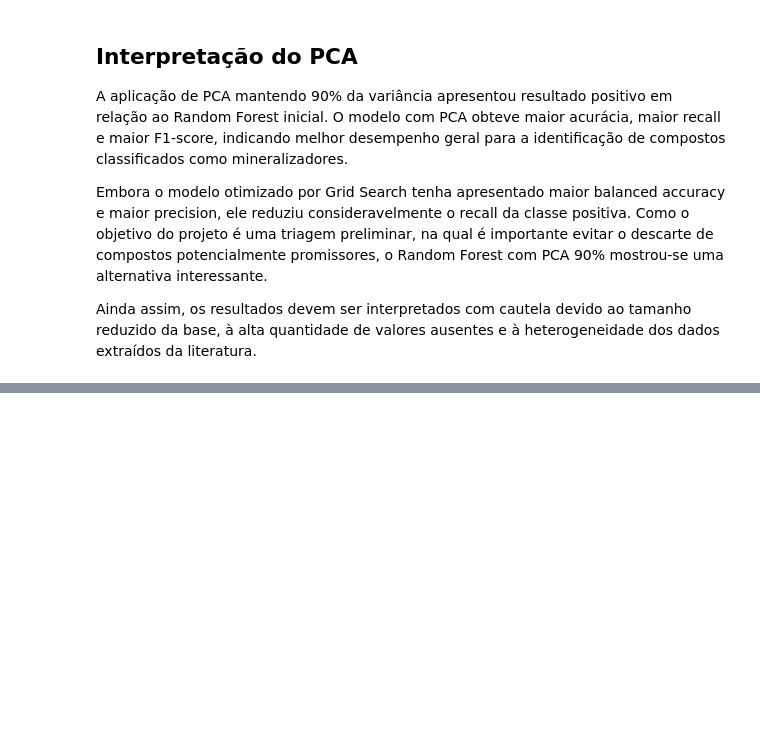
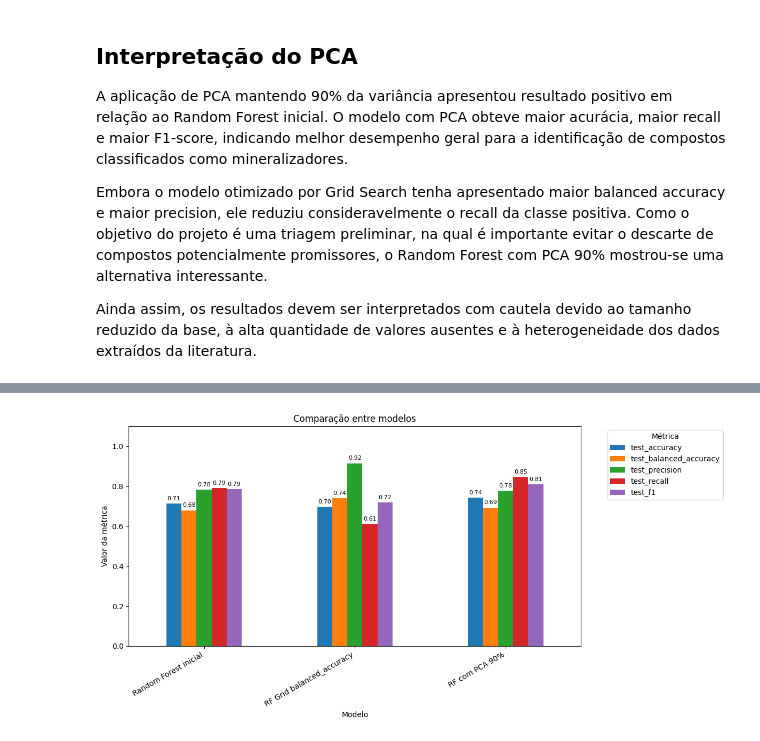
Before and after one commit to pablocosme/Projeto_Residuos_Dentarios_IA, a Jupyter notebook: random_forest.ipynb, the cells around one changed output, grey strips where cells are left out. Cells and saved outputs as stored; diff of their text form; code cells hidden in the pictures; blank space fills up the shorter version.

```diff
--- a/eda.ipynb
+++ b/random_forest.ipynb
@@ -1563,0 +1581,29 @@ Ainda assim, os resultados devem ser interpretados com cautela devido ao tamanho
+# %%
+#Esse é um dos gráficos mais importantes para os superiores.
+metricas_principais = resumo_final_sem_roc.loc[
+    ["test_accuracy", "test_balanced_accuracy", "test_precision", "test_recall", "test_f1"]
+]
+
+ax = metricas_principais.T.plot(kind="bar", figsize=(12, 6))
+
+plt.title("Comparação entre modelos")
+plt.xlabel("Modelo")
+plt.ylabel("Valor da métrica")
+plt.xticks(rotation=30, ha="right")
+plt.ylim(0, 1.10)
+plt.legend(title="Métrica", bbox_to_anchor=(1.05, 1), loc="upper left")
+
+for container in ax.containers:
+    ax.bar_label(
+        container,
+        fmt="%.2f",
+        label_type="edge",
+        padding=3,
+        fontsize=8
+    )
+
+plt.tight_layout()
+plt.savefig("outputs/graficos/comparacao_modelos.png", dpi=300)
+plt.show()
+# %% [output]
+[figure, added]
```
Also changed, not shown: parts of 21 cells of this notebook, 1 other file.
